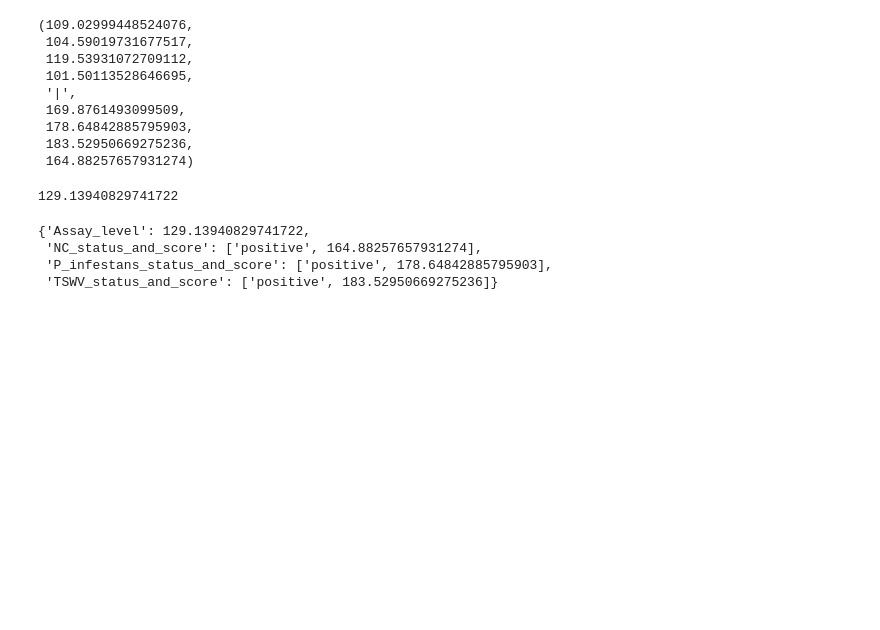
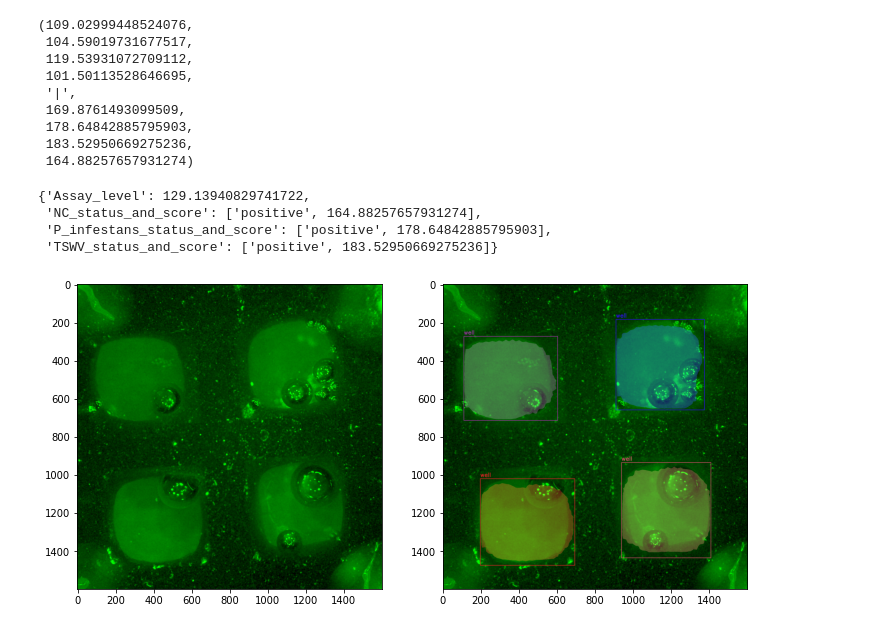
Before and after one commit to ncsu-landscape-dynamics/LAMP_assay_automation, a Jupyter notebook: Model_to_green_value.ipynb, the cells around one changed output. Cells and saved outputs as stored; diff of their text form; code cells hidden in the pictures; blank space fills up the shorter version.

```diff
--- a/Model_to_green_value.ipynb
+++ b/Model_to_green_value.ipynb
@@ -383,10 +255,6 @@ z_WI_gr,z_WII_gr,z_WIII_gr,z_WIV_gr, "|", s_WI_gr,s_WII_gr,s_WIII_gr,s_WIV_gr
 # %%
 z_1 = green_cn(img_mask_z_comp)
 s_1 = green_cn(img_mask_s_comp)
-# %%
-np.mean(z_1)+3*np.std(z_1)
-# %% [output]
-129.13940829741722
 # %%
 def threshold_test(z,s):
     z_threshold = np.mean(z)+3*np.std(z)
@@ -413,3 +281,49 @@ threshold_test(z_1,s_1)
  'NC_status_and_score': ['positive', 164.88257657931274],
  'P_infestans_status_and_score': ['positive', 178.64842885795903],
  'TSWV_status_and_score': ['positive', 183.52950669275236]}
+# %%
+# Optional plotting. Good for a sanity check.
+def draw_segmentation_map(image, masks, boxes, labels):
+    alpha = 1
+    beta = 0.4 # transparency for the segmentation map
+    gamma = 0 # scalar added to each sum
+    for i in range(len(masks)):
+        red_map = np.zeros_like(masks[i]).astype(np.uint8)
+        green_map = np.zeros_like(masks[i]).astype(np.uint8)
+        blue_map = np.zeros_like(masks[i]).astype(np.uint8)
+        # apply a randon color mask to each object
+        color = color_n[random.randrange(0, len(color_n))]
+        red_map[masks[i] == 1], green_map[masks[i] == 1], blue_map[masks[i] == 1]  = color
+        # combine all the masks into a single image
+        segmentation_map = np.stack([red_map, green_map, blue_map], axis=2)
+        #convert the original PIL image into NumPy format
+        image = np.array(image)
+        # convert from RGN to OpenCV BGR format
+        image = cv2.cvtColor(image, cv2.COLOR_RGB2BGR)
+        # apply mask on the image
+        cv2.addWeighted(image, alpha, segmentation_map, beta, gamma, image)
+        # draw the bounding boxes around the objects
+        cv2.rectangle(image, boxes[i][0], boxes[i][1], color=color,
+                      thickness=2)
+        # put the label text above the objects
+        cv2.putText(image , labels[i], (boxes[i][0][0], boxes[i][0][1]-10),
+                    cv2.FONT_HERSHEY_SIMPLEX, 1, color,
+                    thickness=2, lineType=cv2.LINE_AA)
+
+    return image
+
+# Example drawing
+results = draw_segmentation_map(z_im_perm, mask_zero, boxes_zero, labels_zero)
+# %%
+# Optional plotting. Good for a sanity check
+def segmentation_plotting(original_image, segmentation_result):
+    plt.figure(figsize=(12,6))
+    plt.subplot(1,2,1)
+    plt.imshow(original_image)
+    plt.subplot(1,2,2)
+    plt.imshow(segment_result)
+# %%
+# Optional plotting. Good for a sanity check.
+segmentation_plotting(z_im_perm, results)
+# %% [output]
+[figure, added]
```
Also changed, not shown: parts of 17 cells of this notebook.
